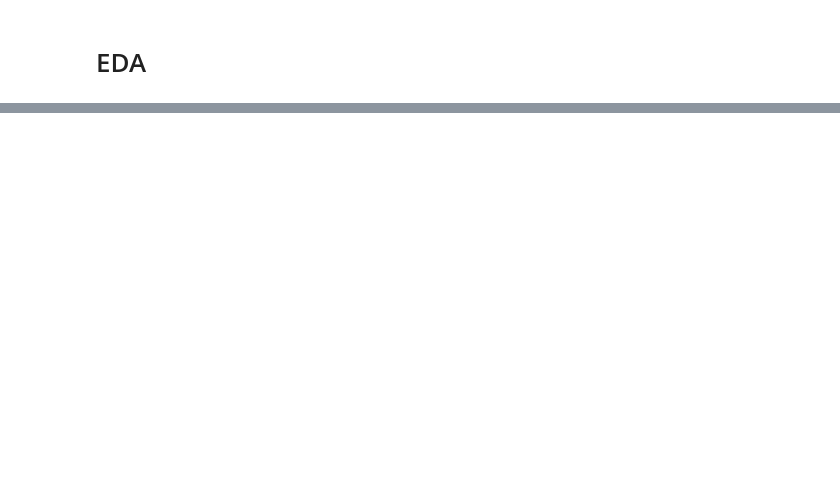
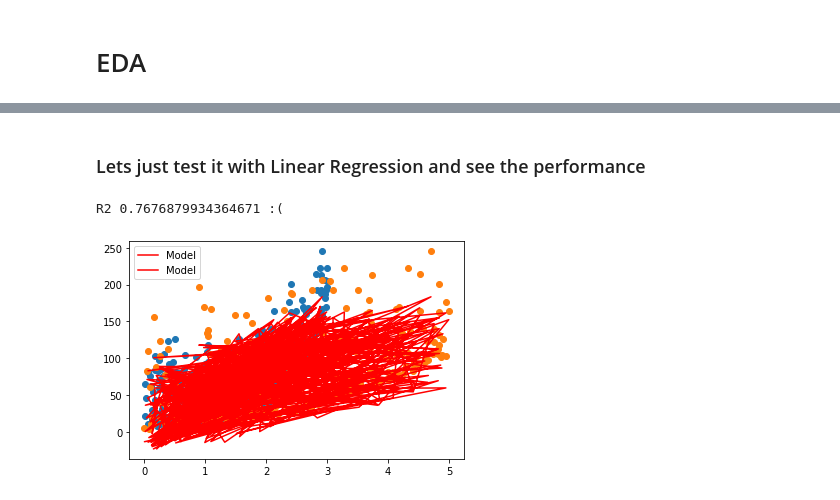
Before and after one commit to atomikkus/polynomial_regression, a Jupyter notebook: polynomial_regresion.ipynb, the cells around one changed output, grey strips where cells are left out. Drawn from its saved outputs; the diff is of its cells as text; code cells hidden in the pictures; blank space fills up the shorter version.

```diff
--- a/polynomial_regresion.ipynb
+++ b/polynomial_regresion.ipynb
@@ -67,0 +80,19 @@ X.shape, y.shape
+# %% [markdown]
+### Lets just test it with Linear Regression and see the performance
+# %%
+## Normal Linear Regression
+normal_model =  LinearRegression()
+normal_model.fit(X_train, y_train)
+y_pred_l =  normal_model.predict(X_test)
+print(f'R2 {normal_model.score(X_test, y_test)}', ':(')
+
+plt.scatter(X_test['X2'], y_test)
+plt.scatter(X_test['X4'], y_test)
+plt.plot(X_test['X2'], y_pred_l, color='red', label='Model')
+plt.plot(X_test['X4'], y_pred_l, color='red', label='Model')
+
+plt.legend()
+plt.show()
+# %% [output]
+R2 0.7676879934364671 :(
+[figure, added]
```
Also changed, not shown: parts of 20 cells of this notebook.
